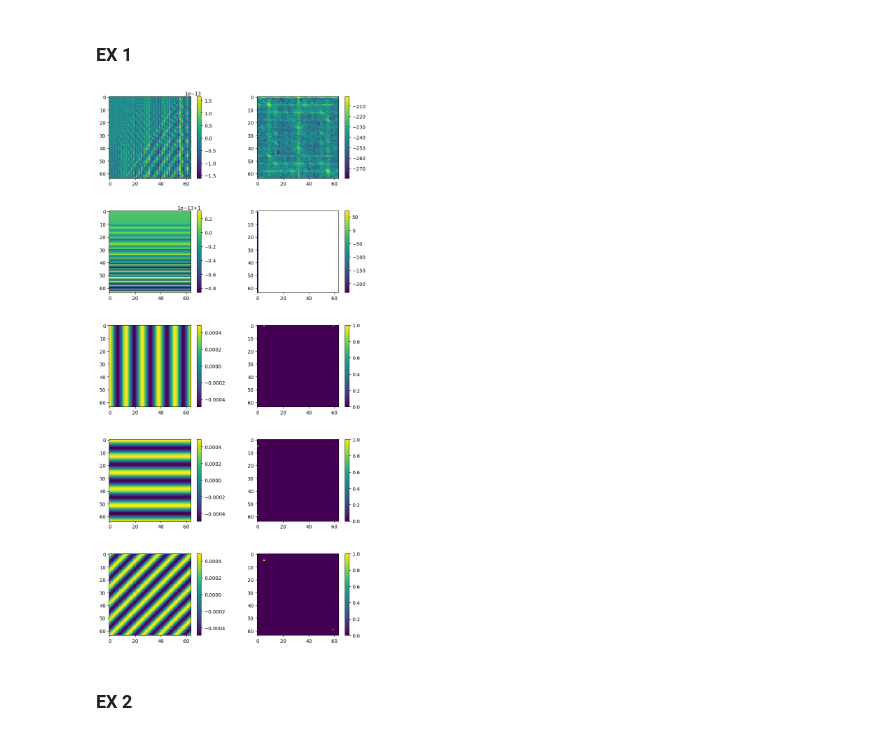
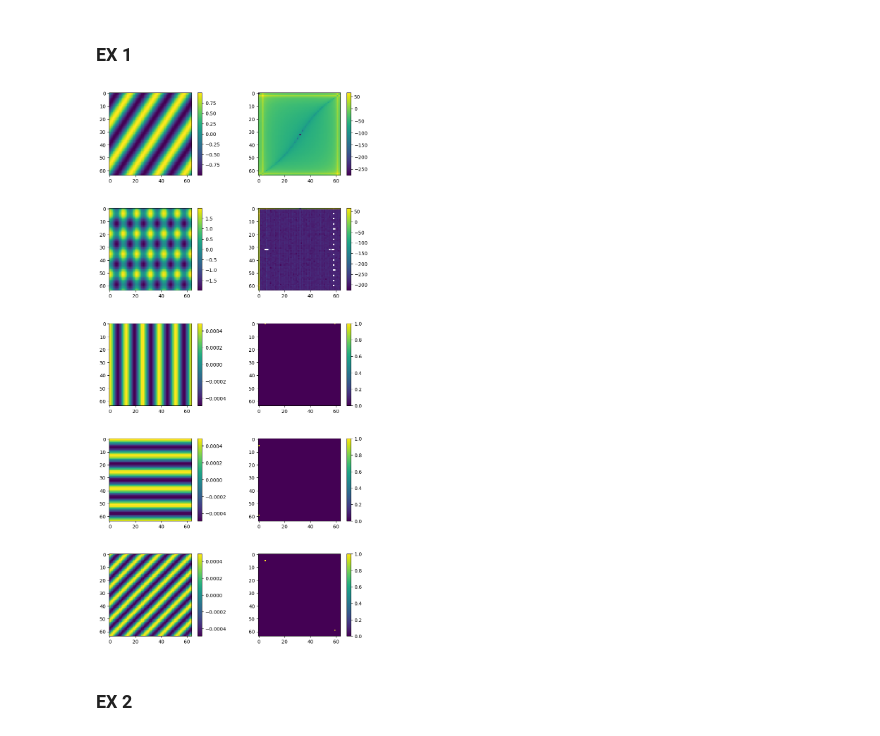
Before and after one commit to andreidurdun/Prelucrarea-Semnalelor, a Jupyter notebook: lab7.ipynb, the cells around one changed output. Saved outputs shown, nothing was run; the diff lists cells and outputs as text; code cells hidden in the pictures.

```diff
--- a/lab7.ipynb
+++ b/lab7.ipynb
@@ -121,12 +121,12 @@ plt.show()
 ### EX 1
 # %%
 N = 64
-n1 = np.arange(N)
-n2 = np.arange(N)
+n1 = np.linspace(-1, 1, N)
+n2 = np.linspace(-1, 1, N)
 N1, N2 = np.meshgrid(n1, n2, indexing='ij')
 
 # x = sin(2*pi*n1 + 3*pi*n2)
-x1 = np.sin(2 * np.pi * N1 + 3 * np.pi * N2) # sin(k*pi) = 0 => spectrul ar trebui sa fie complet negru
+x1 = np.sin(2 * np.pi * N1 + 3 * np.pi * N2)
 
 X1 = np.fft.fft2(x1)
 freq_x1 = 20*np.log10(abs(X1))
@@ -171,34 +171,34 @@ Y5 = np.abs(Y5)
 
 
 fig, axs = plt.subplots(5, 2, figsize=(10, 20))
 plt.subplots_adjust(hspace=0.4)
 
 
 def plot_linie(axs, timp, freq):
     img1 = axs[0].imshow(timp)
     plt.colorbar(img1, ax=axs[0])
 
     img2 = axs[1].imshow(freq)
     plt.colorbar(img2, ax=axs[1])
 
 plot_linie(axs[0], x1, freq_x1)
 
 
 plot_linie(axs[1], x2, freq_x2)
 
 
 plot_linie(axs[2], x3_real, Y3)
 
 
 plot_linie(axs[3], x4_real, Y4)
 
 
 plot_linie(axs[4], x5_real, Y5)
 
 
 plt.savefig('lab7_ex1.pdf', format='pdf')
 # %% [output]
-[figure, old version]
+[figure, new version]
 # %% [markdown]
 ### EX 2
 # %%
```
Also changed, not shown: 1 other file.
